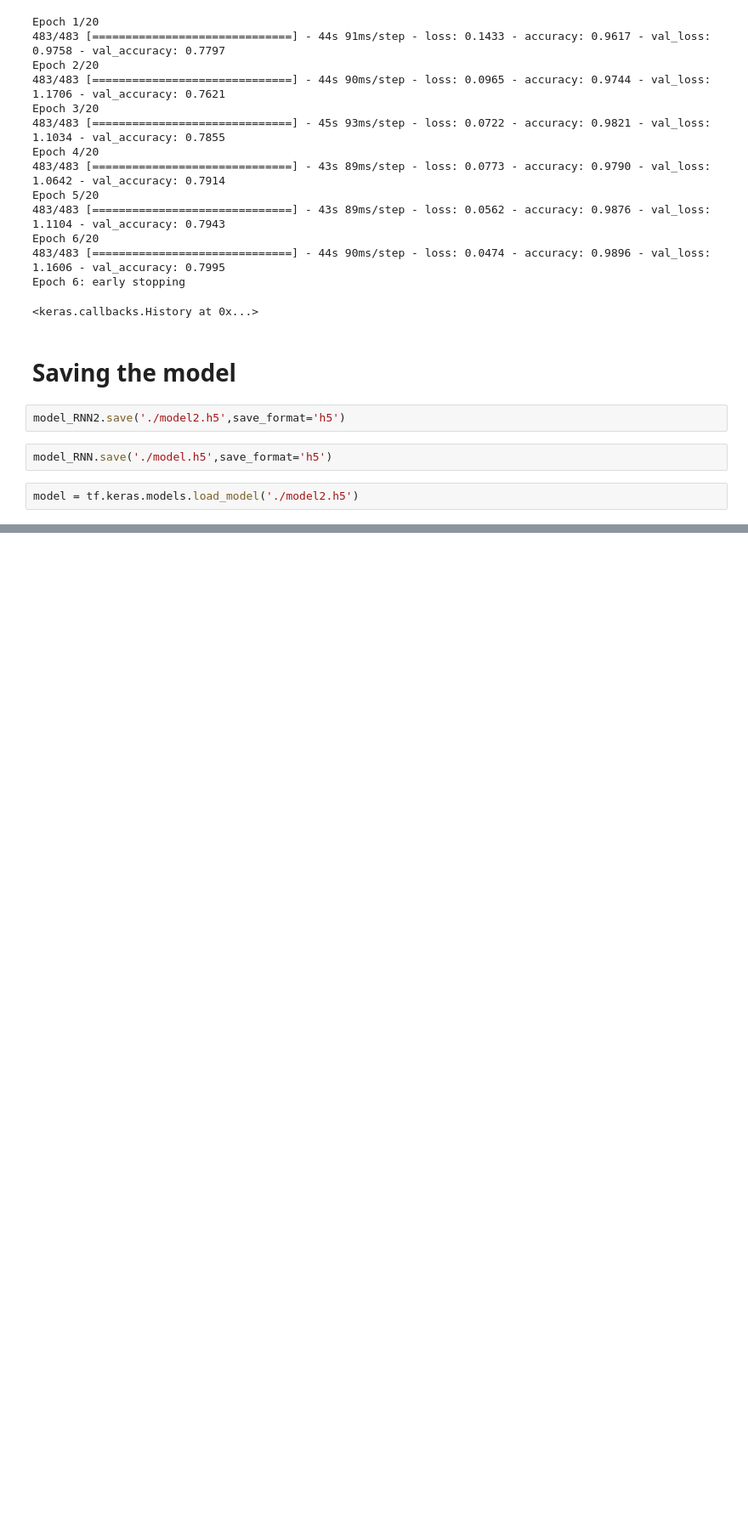
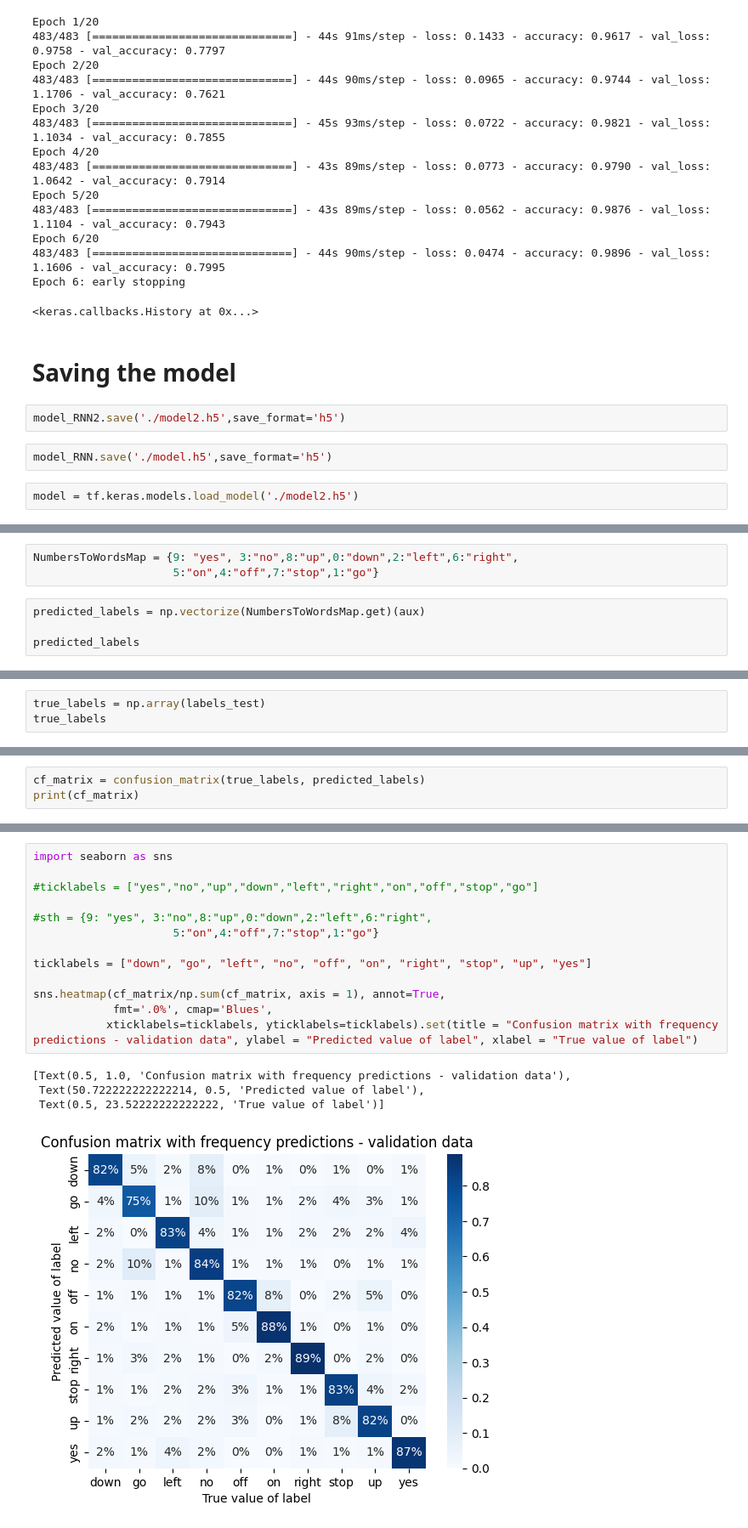
Before and after one commit to WronaPatryk/iasr-project, a Jupyter notebook: RNN.ipynb, the cells around one changed output, grey strips where cells are left out. Shown at 85% size. Cells and saved outputs as stored; diff of their text form; blank space fills up the shorter version.

Commit message:
evaluation(c_matrix) and tests on recorded audio

```diff
--- a/RNN.ipynb
+++ b/RNN.ipynb
@@ -205,0 +437,7 @@ Possible ideas to train better version of the final model:
+# %%
+NumbersToWordsMap = {9: "yes", 3:"no",8:"up",0:"down",2:"left",6:"right",
+                     5:"on",4:"off",7:"stop",1:"go"}
+# %%
+predicted_labels = np.vectorize(NumbersToWordsMap.get)(aux)
+
+predicted_labels
@@ -205,0 +446,3 @@ Possible ideas to train better version of the final model:
+# %%
+true_labels = np.array(labels_test)
+true_labels
@@ -205,0 +457,3 @@ Possible ideas to train better version of the final model:
+# %%
+cf_matrix = confusion_matrix(true_labels, predicted_labels)
+print(cf_matrix)
@@ -205,0 +471,18 @@ Possible ideas to train better version of the final model:
+# %%
+import seaborn as sns
+
+#ticklabels = ["yes","no","up","down","left","right","on","off","stop","go"]
+
+#sth = {9: "yes", 3:"no",8:"up",0:"down",2:"left",6:"right",
+                     5:"on",4:"off",7:"stop",1:"go"}
+
+ticklabels = ["down", "go", "left", "no", "off", "on", "right", "stop", "up", "yes"]
+
+sns.heatmap(cf_matrix/np.sum(cf_matrix, axis = 1), annot=True,
+            fmt='.0%', cmap='Blues',
+           xticklabels=ticklabels, yticklabels=ticklabels).set(title = "Confusion matrix with frequency predictions - validation data", ylabel = "Predicted value of label", xlabel = "True value of label")
+# %% [output]
+[Text(0.5, 1.0, 'Confusion matrix with frequency predictions - validation data'),
+ Text(50.722222222222214, 0.5, 'Predicted value of label'),
+ Text(0.5, 23.52222222222222, 'True value of label')]
+[figure, added]
```
Also changed, not shown: parts of 28 cells of this notebook, 1 other file.
